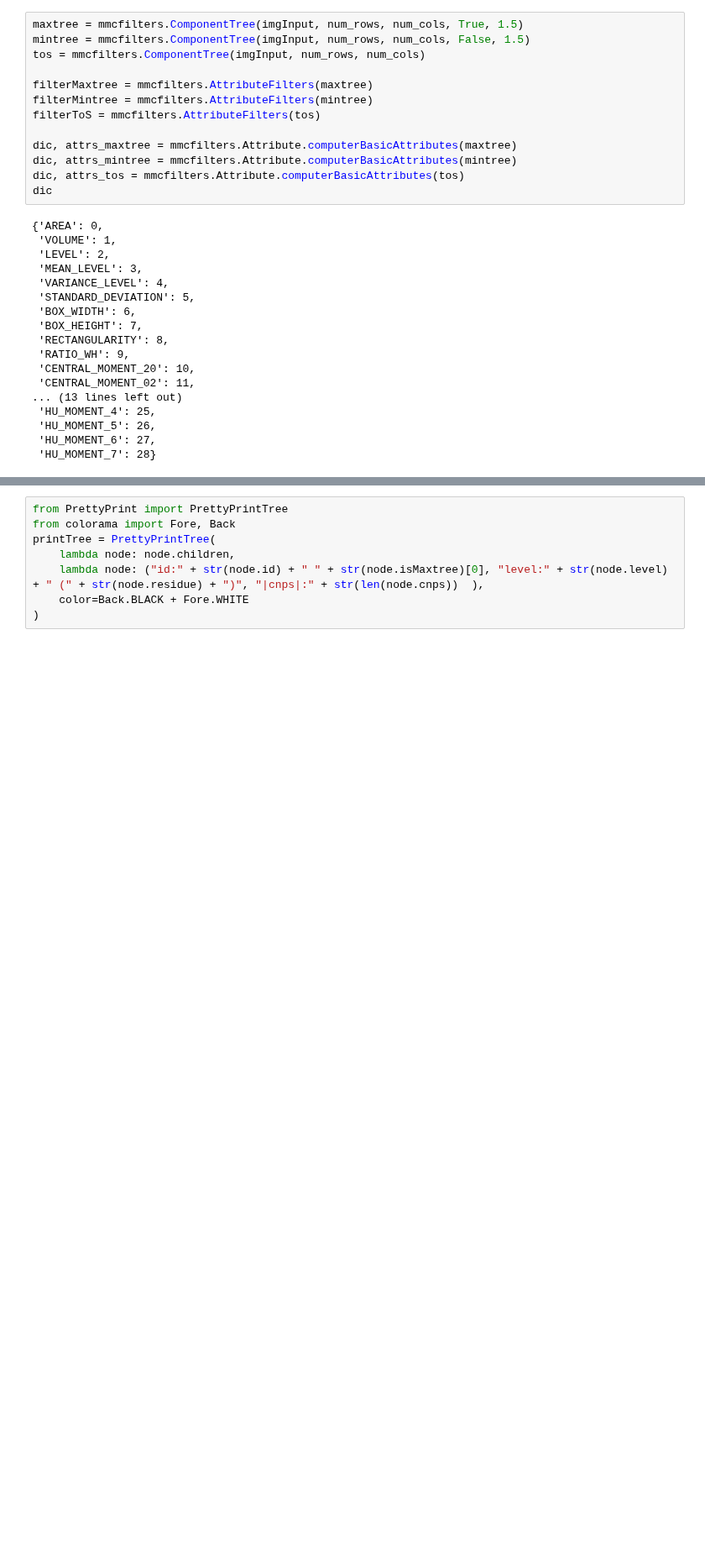
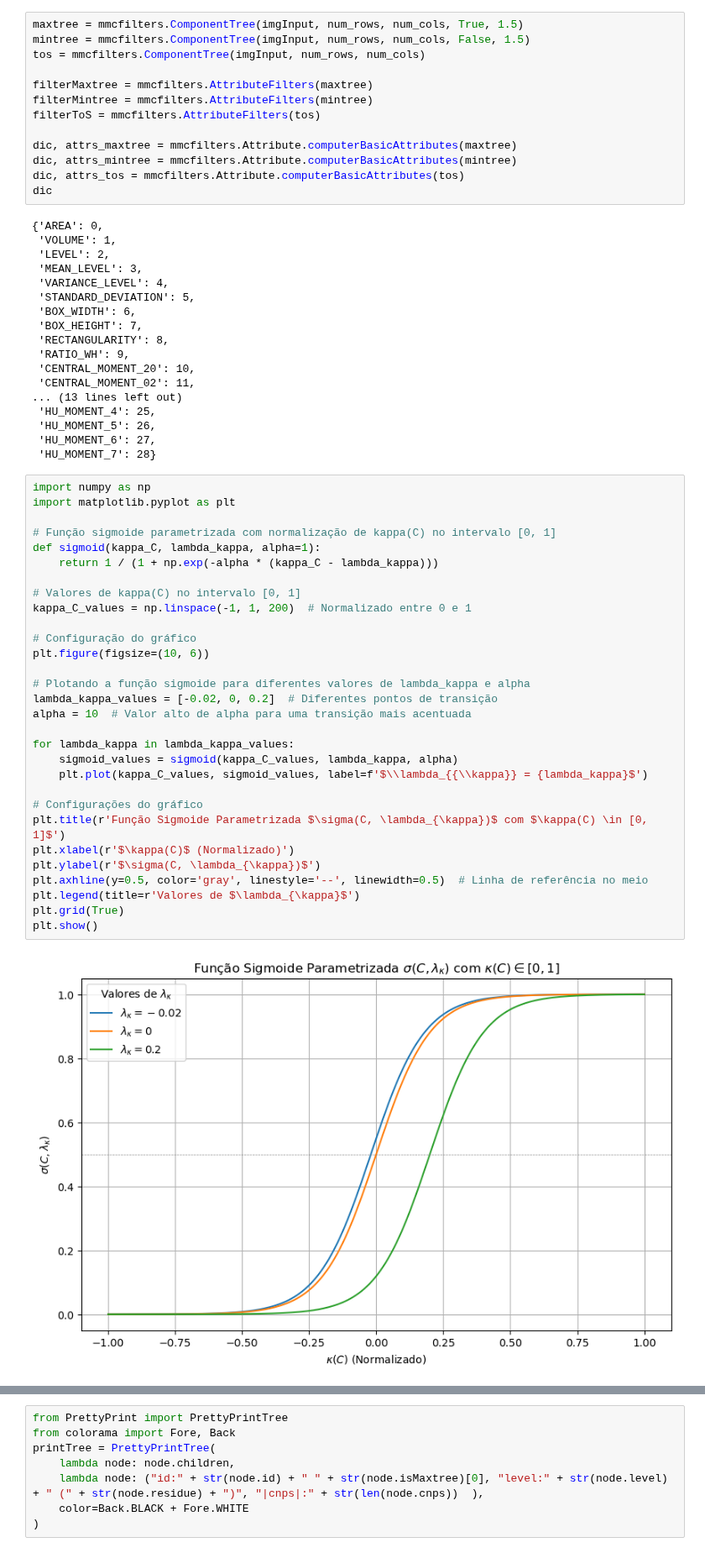
Before and after one commit to wonderalexandre/mmcfilters, a Jupyter notebook: notebooks/Attribute_Filters.ipynb, the cells around one changed output, grey strips where cells are left out. Shown at 84% size. Cells and saved outputs as stored; diff of their text form; blank space fills up the shorter version.

```diff
--- a/notebooks/Attribute_Filters.ipynb
+++ b/notebooks/Attribute_Filters.ipynb
@@ -68,3 +68,35 @@ dic
  'HU_MOMENT_5': 26,
  'HU_MOMENT_6': 27,
  'HU_MOMENT_7': 28}
+# %%
+import numpy as np
+import matplotlib.pyplot as plt
+
+# Função sigmoide parametrizada com normalização de kappa(C) no intervalo [0, 1]
+def sigmoid(kappa_C, lambda_kappa, alpha=1):
+    return 1 / (1 + np.exp(-alpha * (kappa_C - lambda_kappa)))
+
+# Valores de kappa(C) no intervalo [0, 1]
+kappa_C_values = np.linspace(-1, 1, 200)  # Normalizado entre 0 e 1
+
+# Configuração do gráfico
+plt.figure(figsize=(10, 6))
+
+# Plotando a função sigmoide para diferentes valores de lambda_kappa e alpha
+lambda_kappa_values = [-0.02, 0, 0.2]  # Diferentes pontos de transição
+alpha = 10  # Valor alto de alpha para uma transição mais acentuada
+
+for lambda_kappa in lambda_kappa_values:
+    sigmoid_values = sigmoid(kappa_C_values, lambda_kappa, alpha)
+    plt.plot(kappa_C_values, sigmoid_values, label=f'$\\lambda_{{\\kappa}} = {lambda_kappa}$')
+
+# Configurações do gráfico
+plt.title(r'Função Sigmoide Parametrizada $\sigma(C, \lambda_{\kappa})$ com $\kappa(C) \in [0, 1]$')
+plt.xlabel(r'$\kappa(C)$ (Normalizado)')
+plt.ylabel(r'$\sigma(C, \lambda_{\kappa})$')
+plt.axhline(y=0.5, color='gray', linestyle='--', linewidth=0.5)  # Linha de referência no meio
+plt.legend(title=r'Valores de $\lambda_{\kappa}$')
+plt.grid(True)
+plt.show()
+# %% [output]
+[figure, added]
```
Also changed, not shown: parts of 1 cell of this notebook, 1 other file.
